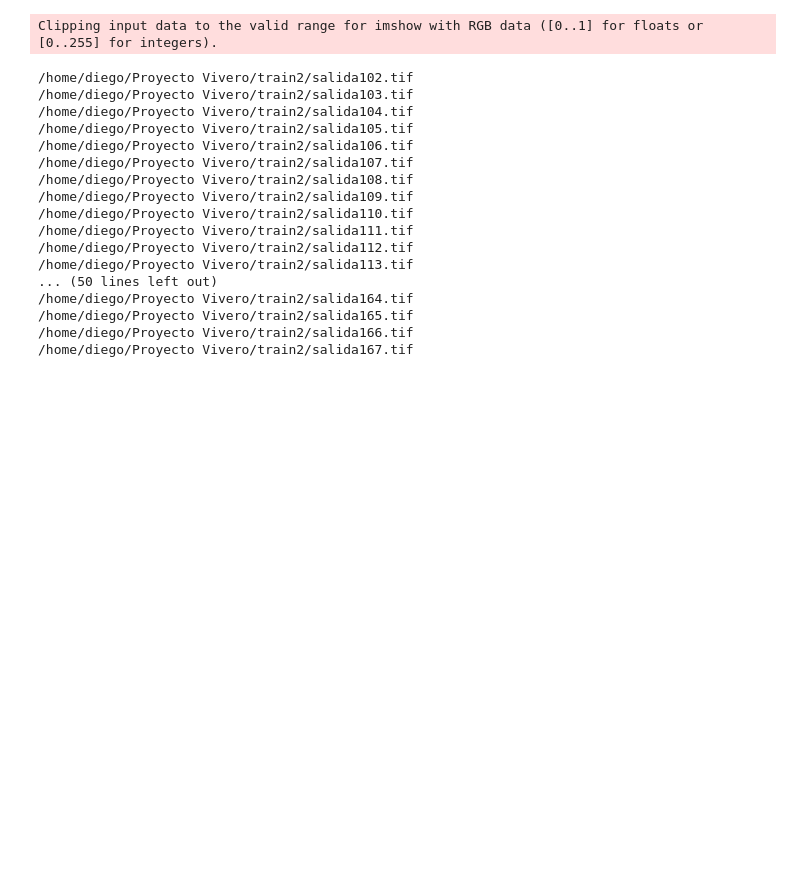
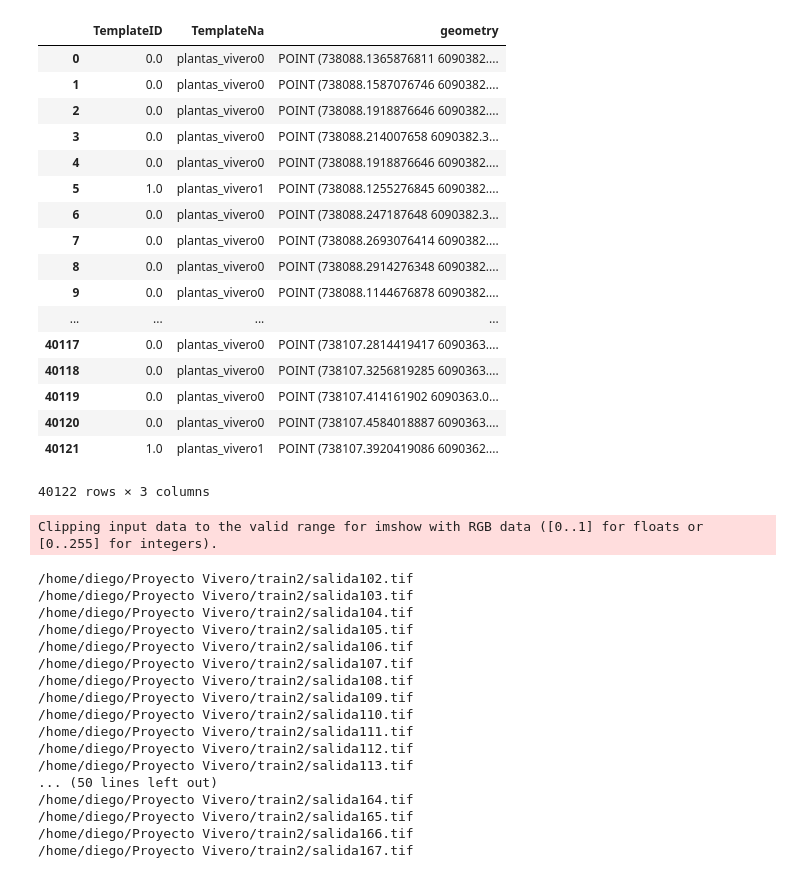
Before and after one commit to dirodriguezm/AraucoNursery, a Jupyter notebook: corte_ventanas.ipynb, the cells around one changed output. Cells and saved outputs as stored; diff of their text form; code cells hidden in the pictures; blank space fills up the shorter version.

```diff
--- a/corte_ventanas.ipynb
+++ b/corte_ventanas.ipynb
@@ -18,6 +18,27 @@ url_salida = "D:/Memoria/Codigo/AraucoNursery/train"
 # %%
 puntos = gpd.read_file(shp)
 raster = rasterio.open(url_imagen)
+# %%
+puntos
+# %% [output]
+|  | TemplateID | TemplateNa | geometry |
+| 0 | 0.0 | plantas_vivero0 | POINT (738088.1365876811 6090382.... |
+| 1 | 0.0 | plantas_vivero0 | POINT (738088.1587076746 6090382.... |
+| 2 | 0.0 | plantas_vivero0 | POINT (738088.1918876646 6090382.... |
+| 3 | 0.0 | plantas_vivero0 | POINT (738088.214007658 6090382.3... |
+| 4 | 0.0 | plantas_vivero0 | POINT (738088.1918876646 6090382.... |
+| 5 | 1.0 | plantas_vivero1 | POINT (738088.1255276845 6090382.... |
+| 6 | 0.0 | plantas_vivero0 | POINT (738088.247187648 6090382.3... |
+| 7 | 0.0 | plantas_vivero0 | POINT (738088.2693076414 6090382.... |
+| 8 | 0.0 | plantas_vivero0 | POINT (738088.2914276348 6090382.... |
+| 9 | 0.0 | plantas_vivero0 | POINT (738088.1144676878 6090382.... |
+| ... | ... | ... | ... |
+| 40117 | 0.0 | plantas_vivero0 | POINT (738107.2814419417 6090363.... |
+| 40118 | 0.0 | plantas_vivero0 | POINT (738107.3256819285 6090363.... |
+| 40119 | 0.0 | plantas_vivero0 | POINT (738107.414161902 6090363.0... |
+| 40120 | 0.0 | plantas_vivero0 | POINT (738107.4584018887 6090363.... |
+| 40121 | 1.0 | plantas_vivero1 | POINT (738107.3920419086 6090362.... |
+40122 rows × 3 columns
 # %%
 offsetX = 0
 offsetY = 0
```
Also changed, not shown: 1 other file.
